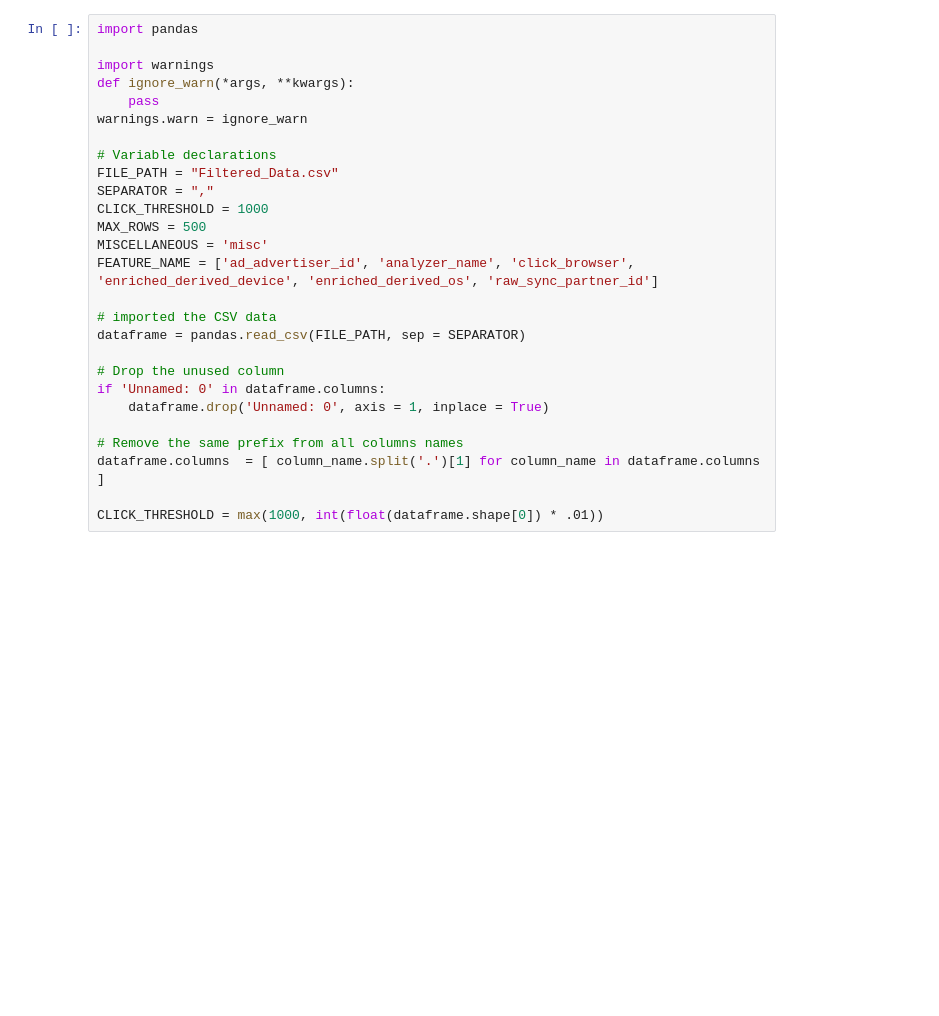
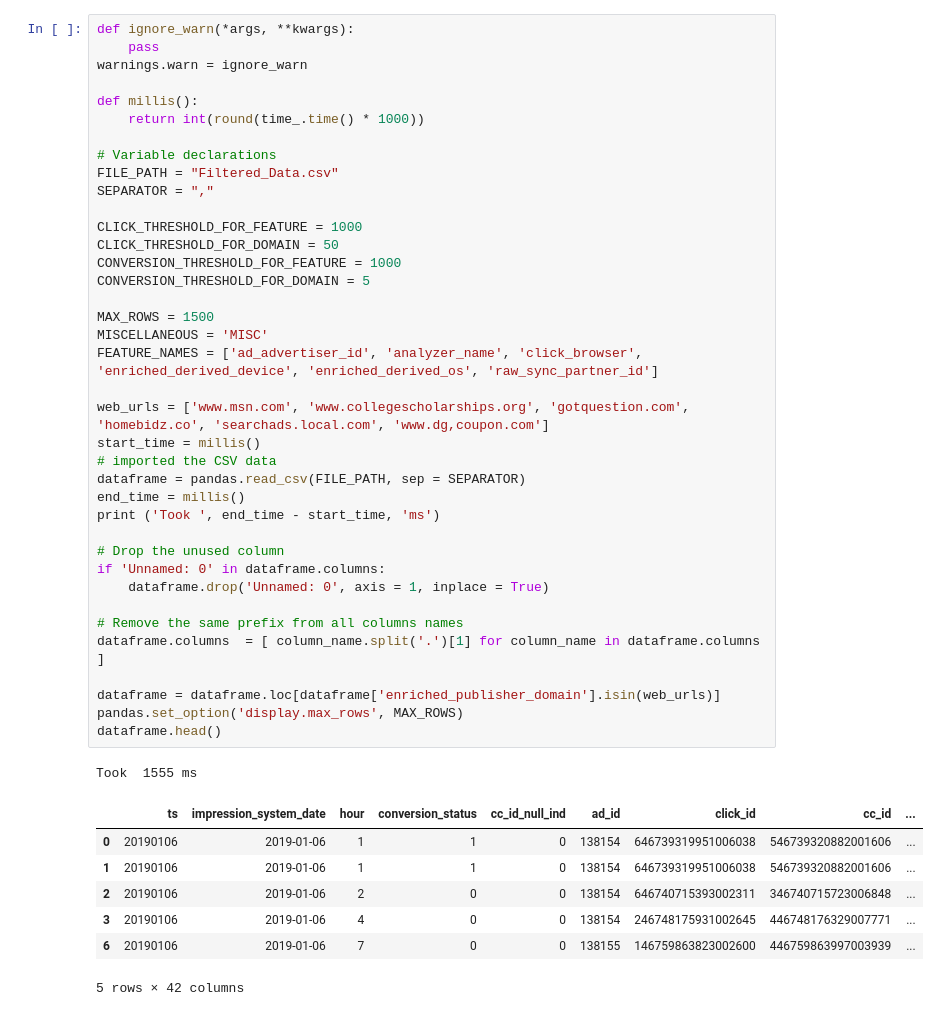
Before and after one commit to coderbond007/Data-Analysis-of-Ads, a Jupyter notebook: ScoreDeterminer.ipynb, the cells around one changed output. Cells and saved outputs as stored; diff of their text form; blank space fills up the shorter version.

```diff
--- a/ScoreDeterminer.ipynb
+++ b/ScoreDeterminer.ipynb
@@ -1,29 +9,49 @@
 # %%
-import pandas
-
-import warnings
 def ignore_warn(*args, **kwargs):
     pass
 warnings.warn = ignore_warn
 
+def millis():
+    return int(round(time_.time() * 1000))
+
 # Variable declarations
 FILE_PATH = "Filtered_Data.csv"
 SEPARATOR = ","
-CLICK_THRESHOLD = 1000
-MAX_ROWS = 500
-MISCELLANEOUS = 'misc'
-FEATURE_NAME = ['ad_advertiser_id', 'analyzer_name', 'click_browser', 'enriched_derived_device', 'enriched_derived_os', 'raw_sync_partner_id']
 
+CLICK_THRESHOLD_FOR_FEATURE = 1000
+CLICK_THRESHOLD_FOR_DOMAIN = 50
+CONVERSION_THRESHOLD_FOR_FEATURE = 1000
+CONVERSION_THRESHOLD_FOR_DOMAIN = 5
+
+MAX_ROWS = 1500
+MISCELLANEOUS = 'MISC'
+FEATURE_NAMES = ['ad_advertiser_id', 'analyzer_name', 'click_browser', 'enriched_derived_device', 'enriched_derived_os', 'raw_sync_partner_id']
+
+web_urls = ['www.msn.com', 'www.collegescholarships.org', 'gotquestion.com', 'homebidz.co', 'searchads.local.com', 'www.dg,coupon.com']
+start_time = millis()
 # imported the CSV data
 dataframe = pandas.read_csv(FILE_PATH, sep = SEPARATOR)
+end_time = millis()
+print ('Took ', end_time - start_time, 'ms')
 
 # Drop the unused column
 if 'Unnamed: 0' in dataframe.columns:
     dataframe.drop('Unnamed: 0', axis = 1, inplace = True)
 
 # Remove the same prefix from all columns names
 dataframe.columns  = [ column_name.split('.')[1] for column_name in dataframe.columns ]
 
-CLICK_THRESHOLD = max(1000, int(float(dataframe.shape[0]) * .01))
+dataframe = dataframe.loc[dataframe['enriched_publisher_domain'].isin(web_urls)]
+pandas.set_option('display.max_rows', MAX_ROWS)
+dataframe.head()
+# %% [output]
+Took  1555 ms
+|  | ts | impression_system_date | hour | conversion_status | cc_id_null_ind | ad_id | click_id | cc_id | ... |
+| 0 | 20190106 | 2019-01-06 | 1 | 1 | 0 | 138154 | 646739319951006038 | 546739320882001606 | ... |
+| 1 | 20190106 | 2019-01-06 | 1 | 1 | 0 | 138154 | 646739319951006038 | 546739320882001606 | ... |
+| 2 | 20190106 | 2019-01-06 | 2 | 0 | 0 | 138154 | 646740715393002311 | 346740715723006848 | ... |
+| 3 | 20190106 | 2019-01-06 | 4 | 0 | 0 | 138154 | 246748175931002645 | 446748176329007771 | ... |
+| 6 | 20190106 | 2019-01-06 | 7 | 0 | 0 | 138155 | 146759863823002600 | 446759863997003939 | ... |
+5 rows × 42 columns
 # %%
 # removing all data having single values in entire columns
```
Also changed, not shown: parts of 13 cells of this notebook, 6 other files.
